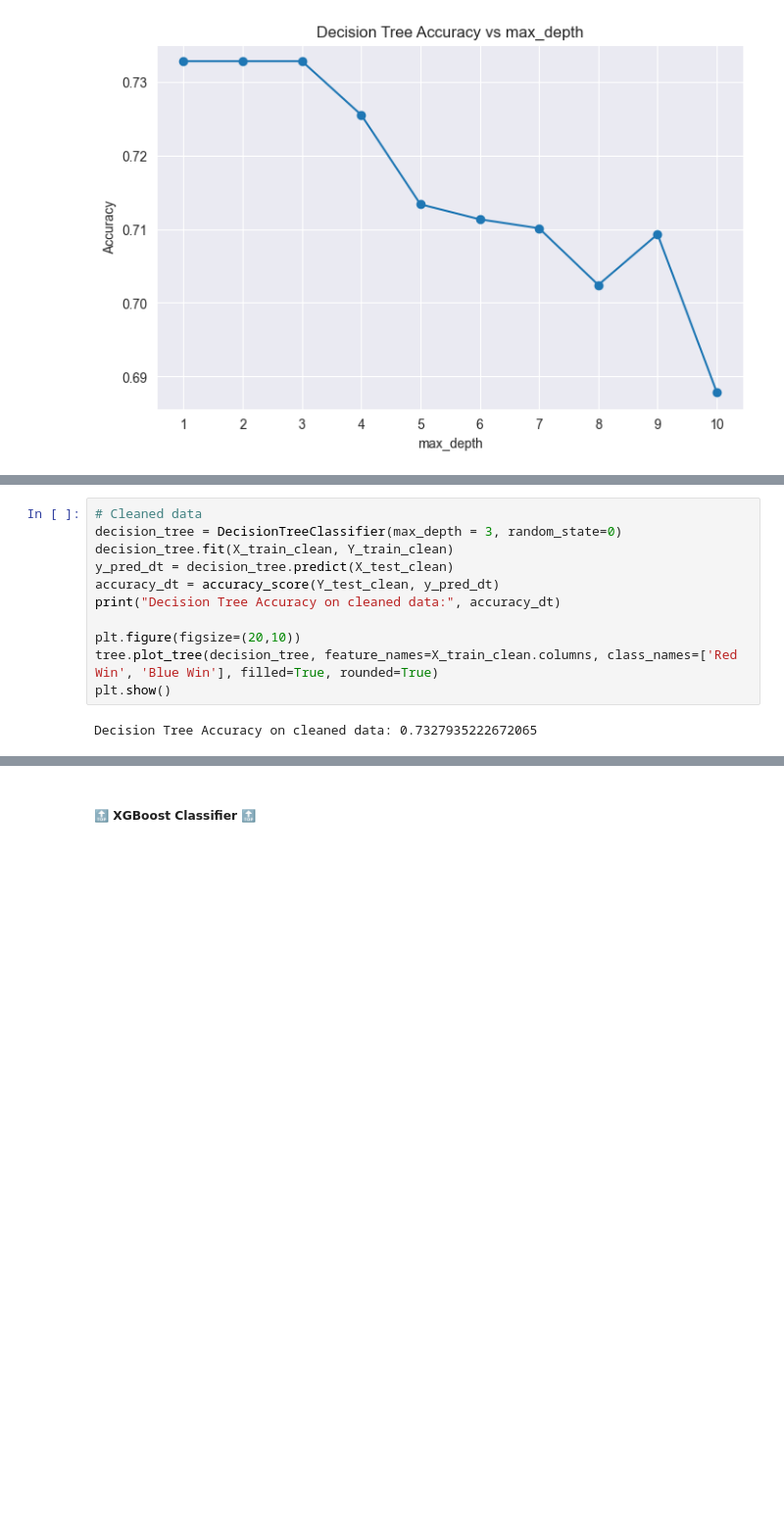
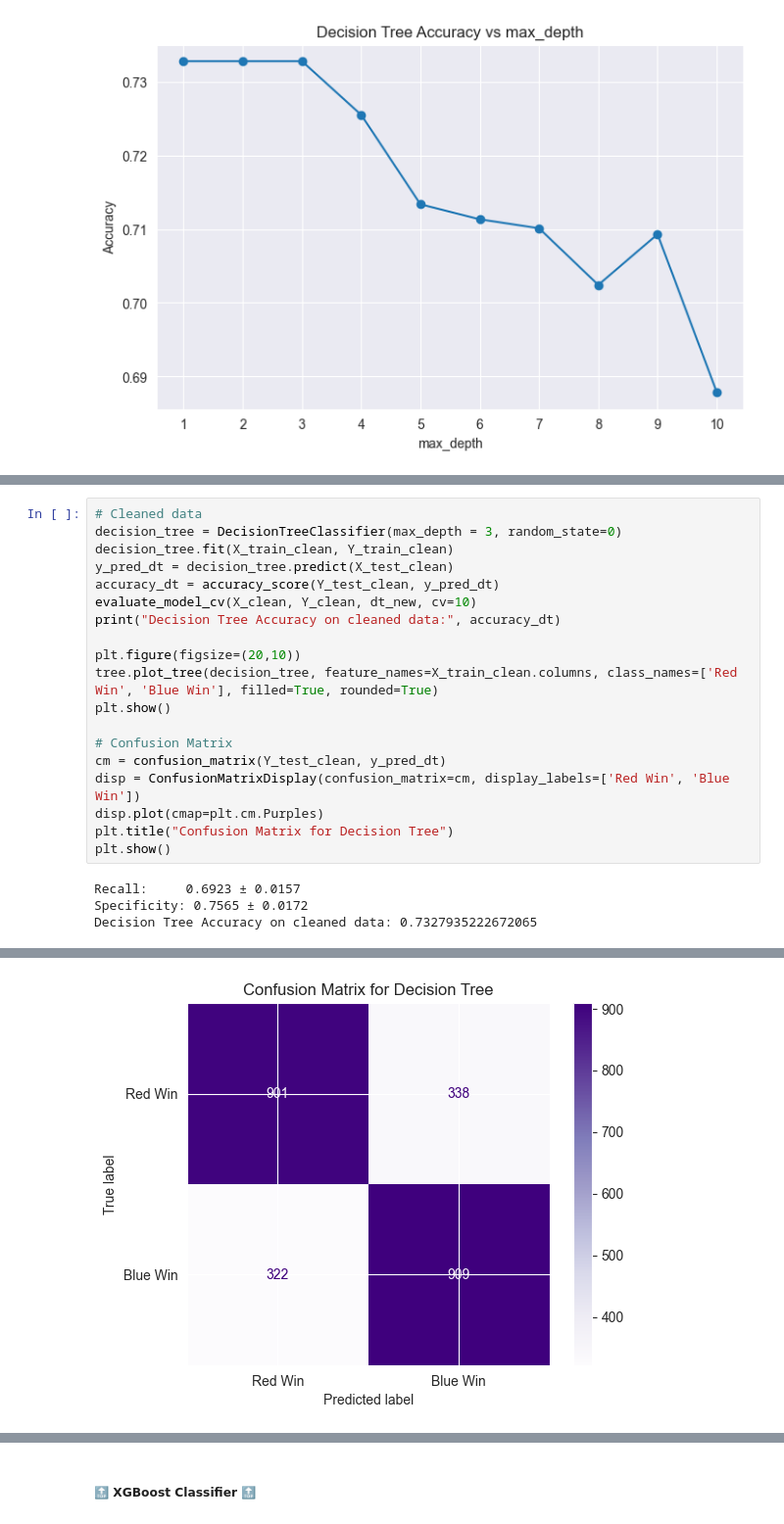
Before and after one commit to stfen/lol-data-analysis, a Jupyter notebook: model.ipynb, the cells around one changed output, grey strips where cells are left out. Shown at 98% size. Drawn from its saved outputs; the diff is of its cells as text; blank space fills up the shorter version.

Commit message:
Cleaned a little

```diff
--- a/model.ipynb
+++ b/model.ipynb
@@ -348,17 +375,28 @@ Decision Tree Accuracy with max_depth=3: 0.7327935222672065
 # %%
 # Cleaned data
 decision_tree = DecisionTreeClassifier(max_depth = 3, random_state=0)
 decision_tree.fit(X_train_clean, Y_train_clean)
 y_pred_dt = decision_tree.predict(X_test_clean)
 accuracy_dt = accuracy_score(Y_test_clean, y_pred_dt)
+evaluate_model_cv(X_clean, Y_clean, dt_new, cv=10)
 print("Decision Tree Accuracy on cleaned data:", accuracy_dt)
 
 plt.figure(figsize=(20,10))
 tree.plot_tree(decision_tree, feature_names=X_train_clean.columns, class_names=['Red Win', 'Blue Win'], filled=True, rounded=True)
 plt.show()
+
+# Confusion Matrix
+cm = confusion_matrix(Y_test_clean, y_pred_dt)
+disp = ConfusionMatrixDisplay(confusion_matrix=cm, display_labels=['Red Win', 'Blue Win'])
+disp.plot(cmap=plt.cm.Purples)
+plt.title("Confusion Matrix for Decision Tree")
+plt.show()
 # %% [output]
+Recall:     0.6923 ± 0.0157
+Specificity: 0.7565 ± 0.0172
 Decision Tree Accuracy on cleaned data: 0.7327935222672065
 [figure]
+[figure, added]
 # %%
 # Engineered features
 decision_tree = DecisionTreeClassifier(max_depth = 3, random_state=0)
```
Also changed, not shown: parts of 8 cells of this notebook, 1 other file.
